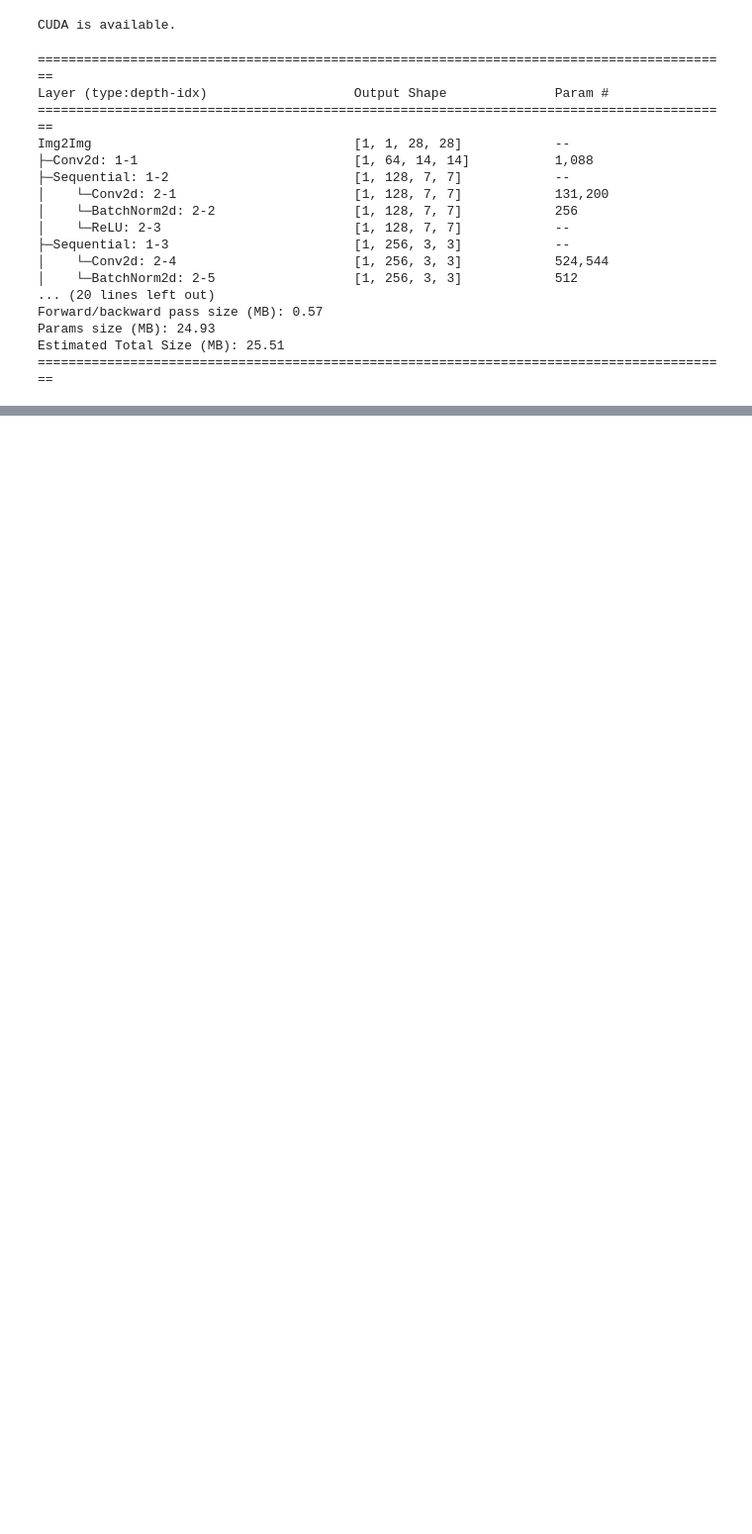
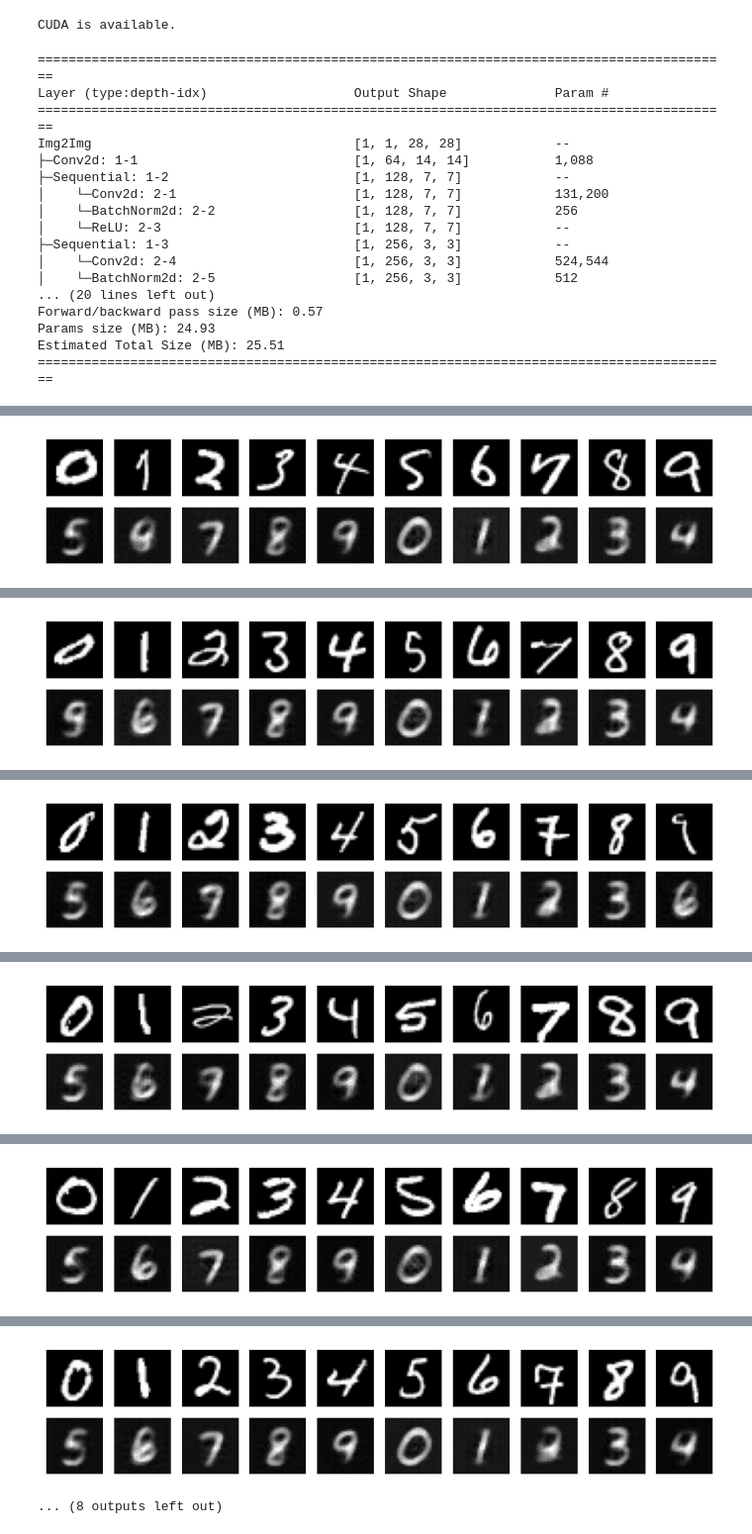
Before and after one commit to 91d906h4/MNIST-Img2Img, a Jupyter notebook: src/main.ipynb, the cells around one changed output, grey strips where cells are left out. Shown at 99% size. Cells and saved outputs as stored; diff of their text form; code cells hidden in the pictures; blank space fills up the shorter version.

```diff
--- a/src/main.ipynb
+++ b/src/main.ipynb
@@ -160,0 +169,3 @@ Epoch: 25 | Loss: 0.10842793902098122
+# %%
+trainer.train(epoches=10)
+# %% [output]
@@ -160,0 +173 @@ Epoch: 25 | Loss: 0.10842793902098122
+[figure, added]
@@ -160,0 +175 @@ Epoch: 25 | Loss: 0.10842793902098122
+[figure, added]
@@ -160,0 +177 @@ Epoch: 25 | Loss: 0.10842793902098122
+[figure, added]
@@ -160,0 +179 @@ Epoch: 25 | Loss: 0.10842793902098122
+[figure, added]
@@ -160,0 +181 @@ Epoch: 25 | Loss: 0.10842793902098122
+[figure, added]
@@ -160,0 +183,2 @@ Epoch: 25 | Loss: 0.10842793902098122
+[figure, added]
+... (8 outputs left out)
```
Also changed, not shown: parts of 6 cells of this notebook.
